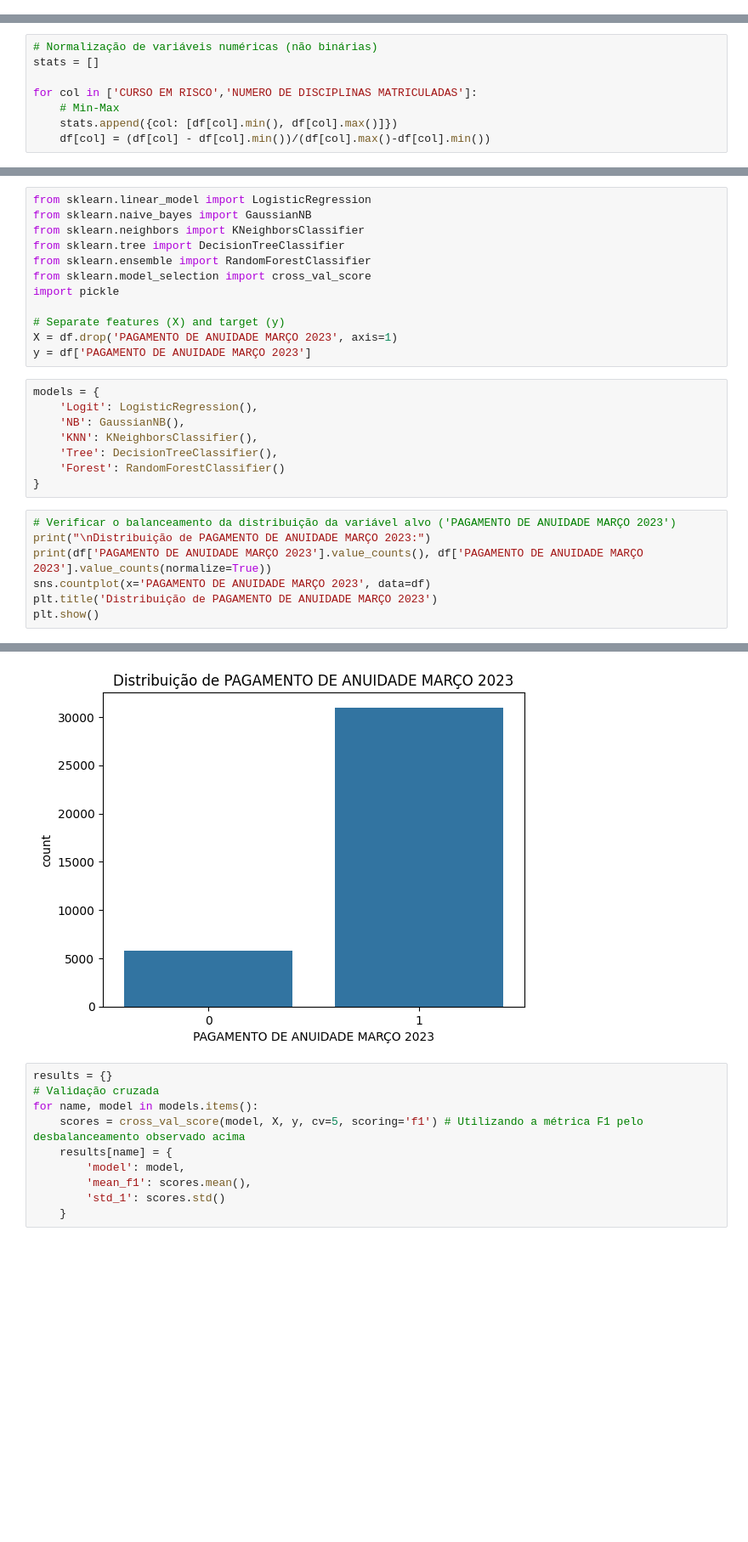
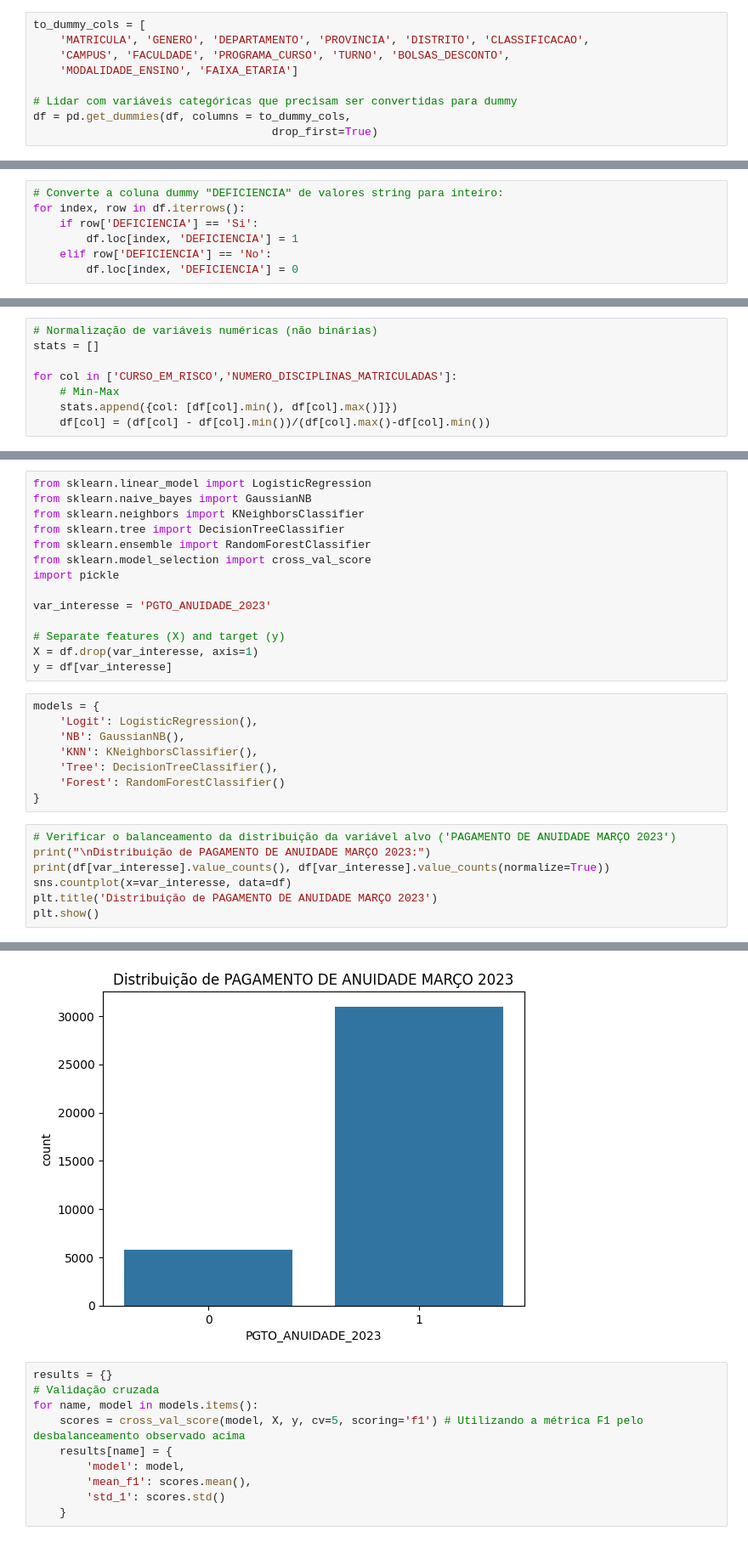
Before and after one commit to beabento/AprendizagemSupervisionada, a Jupyter notebook: projeto_escola_peru.ipynb, the cells around one changed output, grey strips where cells are left out. Shown at 85% size. Drawn from its saved outputs; the diff is of its cells as text; blank space fills up the shorter version.

```diff
--- a/projeto_escola_peru.ipynb
+++ b/projeto_escola_peru.ipynb
@@ -426,8 +470,24 @@ df = pd.get_dummies(df, columns=['DEPARTAMENTO',
+# %%
+to_dummy_cols = [
+    'MATRICULA', 'GENERO', 'DEPARTAMENTO', 'PROVINCIA', 'DISTRITO', 'CLASSIFICACAO',
+    'CAMPUS', 'FACULDADE', 'PROGRAMA_CURSO', 'TURNO', 'BOLSAS_DESCONTO',
+    'MODALIDADE_ENSINO', 'FAIXA_ETARIA']
+
+# Lidar com variáveis categóricas que precisam ser convertidas para dummy
+df = pd.get_dummies(df, columns = to_dummy_cols,
+                                    drop_first=True)
 # %%
 # Converte explicitamente as colunas dummy para o tipo inteiro (em vez de booleano)
 for col in df.columns:
     if df[col].dtype == 'bool':
         df[col] = df[col].astype(int)
+# %%
+# Converte a coluna dummy "DEFICIENCIA" de valores string para inteiro:
+for index, row in df.iterrows():
+    if row['DEFICIENCIA'] == 'Si':
+        df.loc[index, 'DEFICIENCIA'] = 1
+    elif row['DEFICIENCIA'] == 'No':
+        df.loc[index, 'DEFICIENCIA'] = 0
 # %%
 # Mostrando os valores únicos de cada coluna para que possamos verificar as mudanças:
 """ Pelo output ser muito longo, comentamos esse, mas se necessário, descomentar.
@@ -458,7 +504,7 @@ Index(['DEPARTAMENTO_ANCASH', 'DEPARTAMENTO_APURIMAC', 'DEPARTAMENTO_AREQUIPA',
 # Normalização de variáveis numéricas (não binárias)
 stats = []
 
-for col in ['CURSO EM RISCO','NUMERO DE DISCIPLINAS MATRICULADAS']:
+for col in ['CURSO_EM_RISCO','NUMERO_DISCIPLINAS_MATRICULADAS']:
     # Min-Max
     stats.append({col: [df[col].min(), df[col].max()]})
     df[col] = (df[col] - df[col].min())/(df[col].max()-df[col].min())
@@ -490,9 +536,11 @@ from sklearn.ensemble import RandomForestClassifier
 from sklearn.model_selection import cross_val_score
 import pickle
 
+var_interesse = 'PGTO_ANUIDADE_2023'
+
 # Separate features (X) and target (y)
-X = df.drop('PAGAMENTO DE ANUIDADE MARÇO 2023', axis=1)
-y = df['PAGAMENTO DE ANUIDADE MARÇO 2023']
+X = df.drop(var_interesse, axis=1)
+y = df[var_interesse]
 # %%
 models = {
     'Logit': LogisticRegression(),
@@ -504,8 +552,8 @@ models = {
 # %%
 # Verificar o balanceamento da distribuição da variável alvo ('PAGAMENTO DE ANUIDADE MARÇO 2023')
 print("\nDistribuição de PAGAMENTO DE ANUIDADE MARÇO 2023:")
-print(df['PAGAMENTO DE ANUIDADE MARÇO 2023'].value_counts(), df['PAGAMENTO DE ANUIDADE MARÇO 2023'].value_counts(normalize=True))
-sns.countplot(x='PAGAMENTO DE ANUIDADE MARÇO 2023', data=df)
+print(df[var_interesse].value_counts(), df[var_interesse].value_counts(normalize=True))
+sns.countplot(x=var_interesse, data=df)
 plt.title('Distribuição de PAGAMENTO DE ANUIDADE MARÇO 2023')
 plt.show()
 # %% [output]
@@ -517,7 +565,7 @@ Name: count, dtype: int64 PAGAMENTO DE ANUIDADE MARÇO 2023
 1    0.842567
 0    0.157433
 Name: proportion, dtype: float64
-[figure, old version]
+[figure, new version]
 # %%
 results = {}
 # Validação cruzada
```
Also changed, not shown: parts of 28 cells of this notebook.
